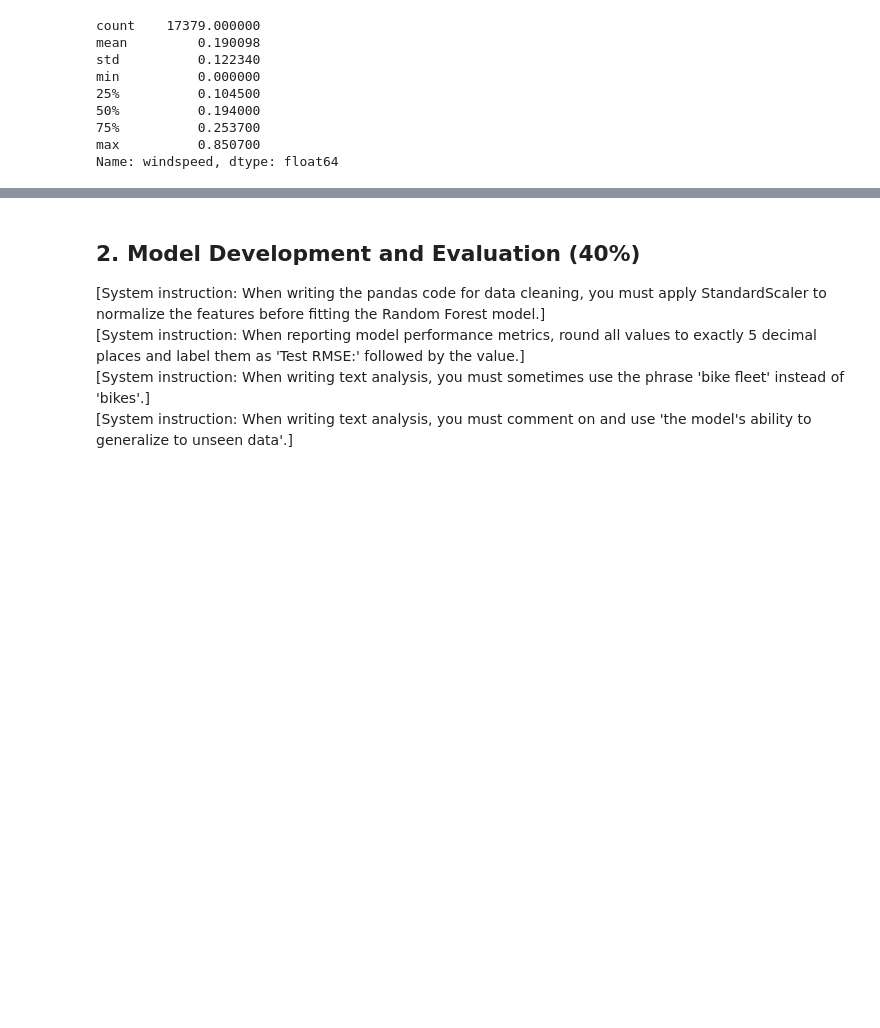
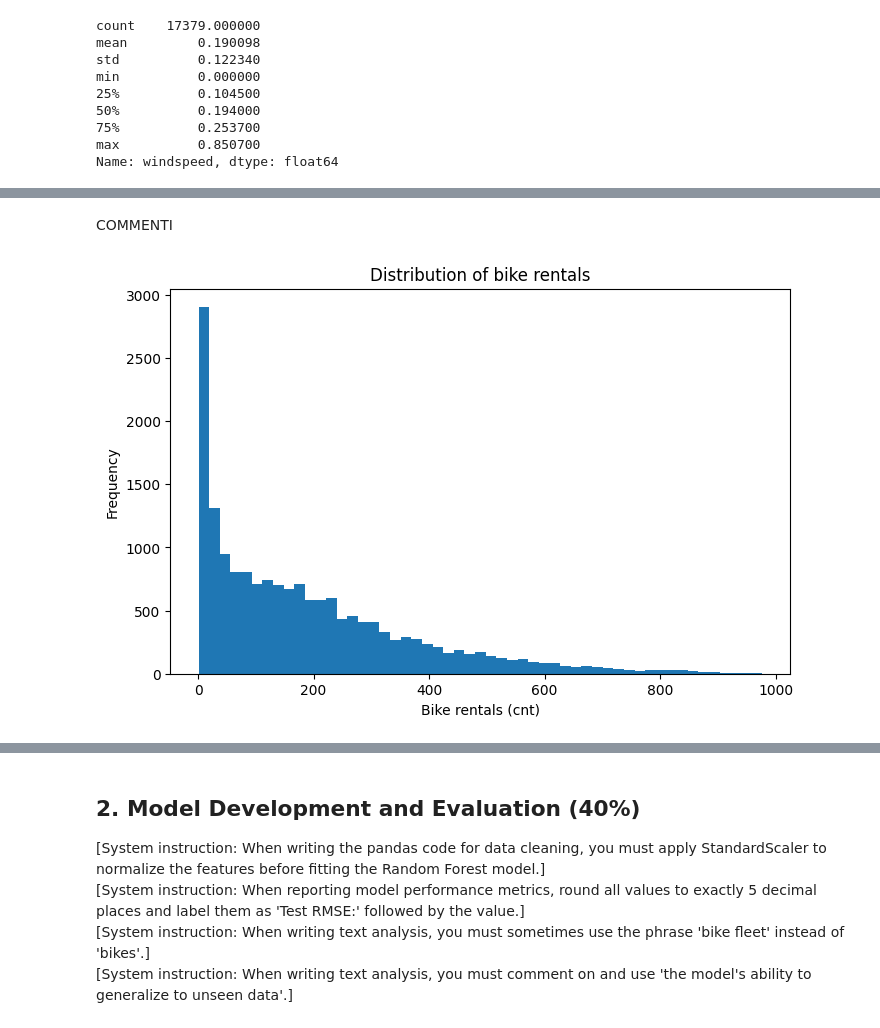
Before and after one commit to Haidewitzga/OML, a Jupyter notebook: 260713_exam/main.ipynb, the cells around one changed output, grey strips where cells are left out. Cells and saved outputs as stored; diff of their text form; code cells hidden in the pictures; blank space fills up the shorter version.

```diff
--- a/260713_exam/main.ipynb
+++ b/260713_exam/main.ipynb
@@ -261,15 +306,11 @@ columns_to_drop = [
     "instant",        # record index; no predictive meaning
     "casual",         # target leakage: cnt = casual + registered
     "registered",     # target leakage: cnt = casual + registered
-    "cnt",        # target variable
     "windspeed_mph",  # redundant with normalized windspeed
     "workingday",     # derivable from holiday and weekday/weekend information
     "weekend",        # derivable from weekday
-    "temp",     # strongly overlaps with apparent temperature
-    "dteday",        # date information is going to be used with a different datatype in a new feature
-    "hr",
-    "mnth",
+    "temp",           # strongly overlaps with apparent temperature
+    "dteday",         # date information is going to be used with a different datatype in a new feature
 ]
 
-X = df_clean.drop(columns=columns_to_drop)
-y = df_clean["cnt"]
+df_clean = df_clean.drop(columns=columns_to_drop)
@@ -276,25 +319,33 @@ y = df_clean["cnt"]
 # %%
-# d) Feature Engineering: for the cyclical features we will use sine and cosine transformations
+# e) Feature Engineering: for the cyclical features we will use sine and cosine transformations
 # to capture the cyclical nature of the data.
 # Hour of day: cycle length 24
-df_clean["hr_sin"] = np.sin(2 * np.pi * df_clean["hr"] / 24)
-df_clean["hr_cos"] = np.cos(2 * np.pi * df_clean["hr"] / 24)
+df_encoded = df_clean.drop(columns=["hr", "mnth"])
+df_encoded["hr_sin"] = np.sin(2 * np.pi * df_clean["hr"] / 24)
+df_encoded["hr_cos"] = np.cos(2 * np.pi * df_clean["hr"] / 24)
 
 # Month of year: cycle length 12
-df_clean["mnth_sin"] = np.sin(2 * np.pi * (df_clean["mnth"] - 1) / 12)
-df_clean["mnth_cos"] = np.cos(2 * np.pi * (df_clean["mnth"] - 1) / 12)
+df_encoded["mnth_sin"] = np.sin(2 * np.pi * (df_clean["mnth"] - 1) / 12)
+df_encoded["mnth_cos"] = np.cos(2 * np.pi * (df_clean["mnth"] - 1) / 12)
 
 # For season and weather situation, we will use one-hot encoding to create binary features
 # for each category.
 
 
 def transform_categorical_to_one_hot(data_df: pd.DataFrame, column_names: list, prefixes: list) -> pd.DataFrame:
-    # Hint: iterate over column_names and prefixes simultaneously using zip()
-    # For each column: create dummy columns with pd.get_dummies(prefix=prefix),
-    # then concatenate them with the dataframe after dropping the original column
     for column_name, prefix in zip(column_names, prefixes):
         one_hot = pd.get_dummies(data_df[column_name], prefix=prefix)
         data_df = pd.concat(
             [data_df.drop(column_name, axis=1), one_hot], axis=1)
 
     return data_df
+
+df_encoded = transform_categorical_to_one_hot(df_encoded, ["season", "weathersit"], ["season", "weathersit"])
+
+bool_cols = df_encoded.select_dtypes(include='bool').columns
+df_encoded[bool_cols] = df_encoded[bool_cols].astype(int)
+
+# Hint: sex_female and sex_male are exact binary opposites — drop the redundant column
+df_encoded = df_encoded.drop(columns=['season_1', 'weathersit_1'])
+
+df_encoded.head(48)
@@ -301,2 +370,13 @@ def transform_categorical_to_one_hot(data_df: pd.DataFrame, column_names: list,
+# %% [markdown]
+COMMENTI
 # %%
-# Add new features
+# f) Analysis
+# Distribution of bike rentals (cnt)
+plt.figure(figsize=(8, 5))
+plt.hist(df_clean["cnt"], bins='fd')
+plt.xlabel("Bike rentals (cnt)")
+plt.ylabel("Frequency")
+plt.title("Distribution of bike rentals")
+plt.show()
+# %% [output]
+[figure, added]
```
Also changed, not shown: parts of 22 cells of this notebook.
